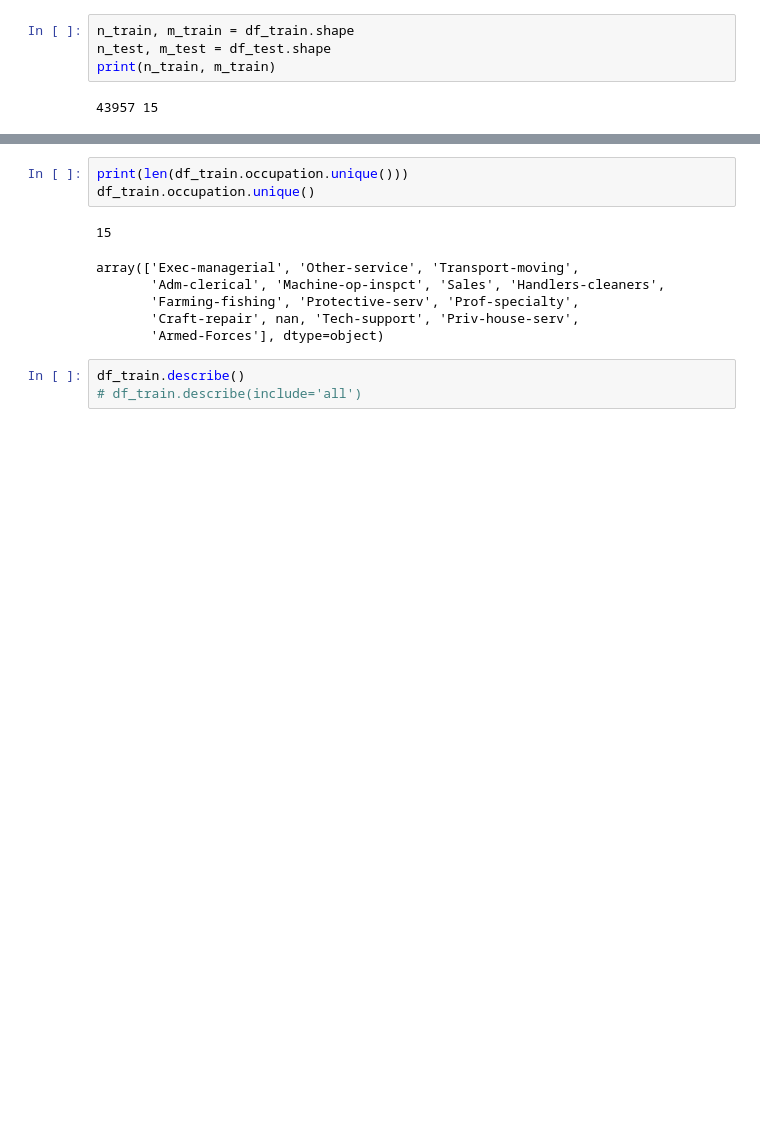
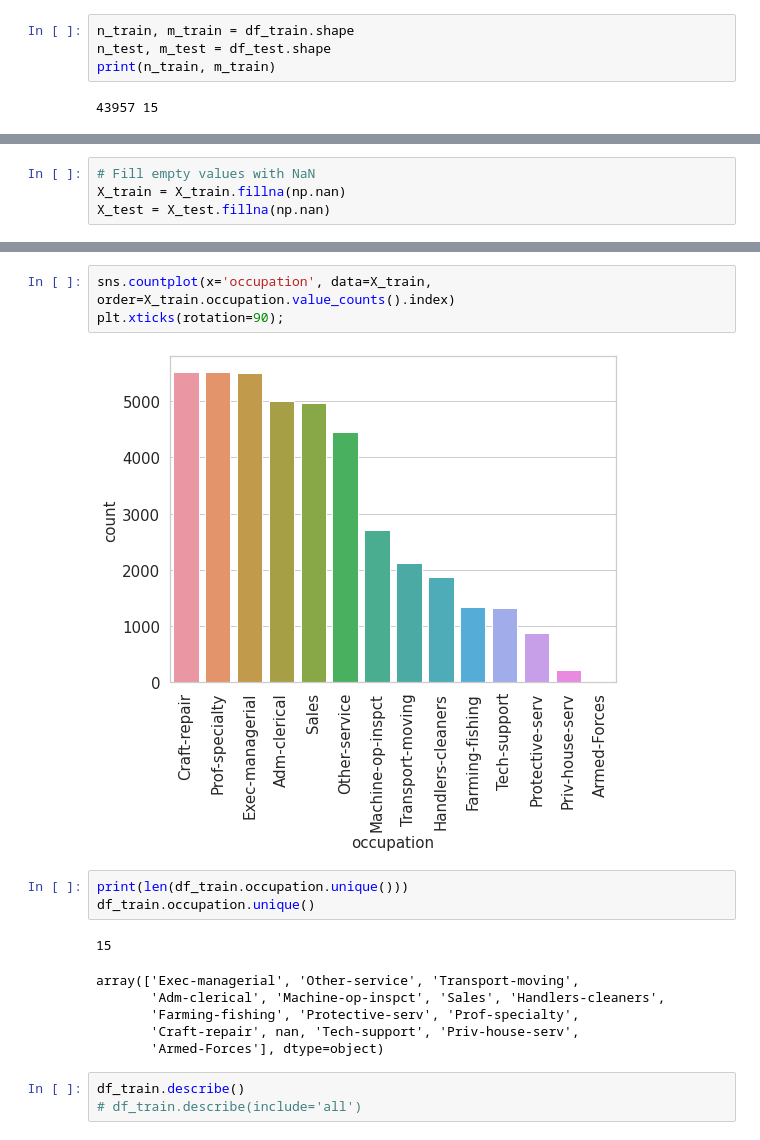
Before and after one commit to heesukjang/Income_Prediction, a Jupyter notebook: Income_Prediction.ipynb, the cells around one changed output, grey strips where cells are left out. Cells and saved outputs as stored; diff of their text form; blank space fills up the shorter version.

```diff
--- a/Income_Prediction.ipynb
+++ b/Income_Prediction.ipynb
@@ -270,0 +248,4 @@ Index(['age', 'job_type', 'finacial_weight', 'education', 'edu_num',
+# %%
+# Fill empty values with NaN
+X_train = X_train.fillna(np.nan)
+X_test = X_test.fillna(np.nan)
@@ -271,3 +296,8 @@ Index(['age', 'job_type', 'finacial_weight', 'education', 'edu_num',
+# %%
+sns.countplot(x='occupation', data=X_train, order=X_train.occupation.value_counts().index)
+plt.xticks(rotation=90);
+# %% [output]
+[figure, added]
 # %%
 print(len(df_train.occupation.unique()))
 df_train.occupation.unique()
```
Also changed, not shown: parts of 33 cells of this notebook.
